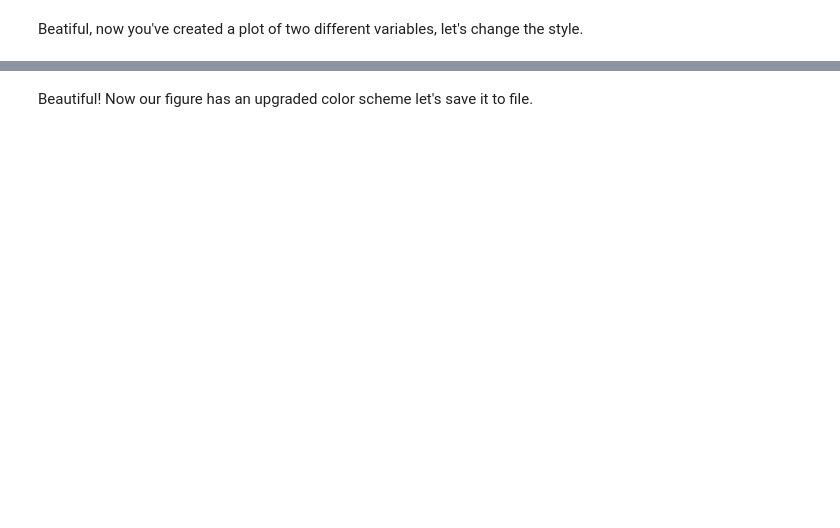
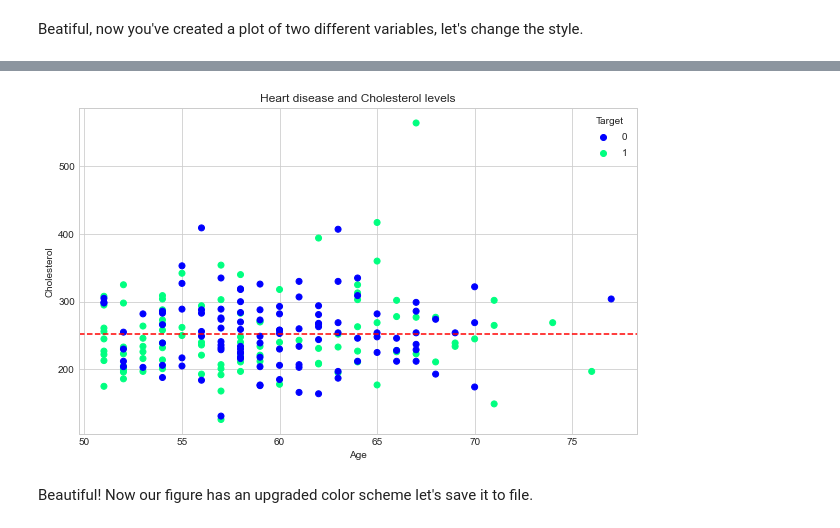
Before and after one commit to nguyenminhthuy/ml-courses-pratice, a Jupyter notebook: matplotlib-exercises.ipynb, the cells around one changed output, grey strips where cells are left out. Saved outputs shown, nothing was run; the diff lists cells and outputs as text; code cells hidden in the pictures; blank space fills up the shorter version.

```diff
--- a/matplotlib-exercises.ipynb
+++ b/matplotlib-exercises.ipynb
@@ -423,18 +454,32 @@ Completing this step correctly should result in a figure which looks like this:
 # %%
 # Replot the same figure as above except change the "cmap" parameter
 # of scatter() to "winter"
 # Also change the "color" parameter of axhline() to "red"
 
+# Reproduce the same figure as above with the "seaborn-whitegrid" style
+plt.style.use('seaborn-whitegrid')
+
 # Create the plot
-
+fig, ax = plt.subplots(figsize=(10,6))
 
 # Plot the data
-
+scatter = ax.scatter(x=over_50["age"],
+                    y=over_50["chol"],
+                    c=over_50["target"],
+                    cmap="winter");
 
 # Customize the plot
-
+ax.set(title="Heart disease and Cholesterol levels",
+      xlabel="Age",
+      ylabel="Cholesterol");
+ax.legend(*scatter.legend_elements(),title="Target");
 
 # Add a meanline
+ax.axhline(over_50["chol"].mean(),
+          linestyle='--',
+          color='red');
+# %% [output]
+[figure, added]
 # %% [markdown]
 Beautiful! Now our figure has an upgraded color scheme let's save it to file.
 # %%
```
Also changed, not shown: parts of 11 cells of this notebook, 3 other files.
